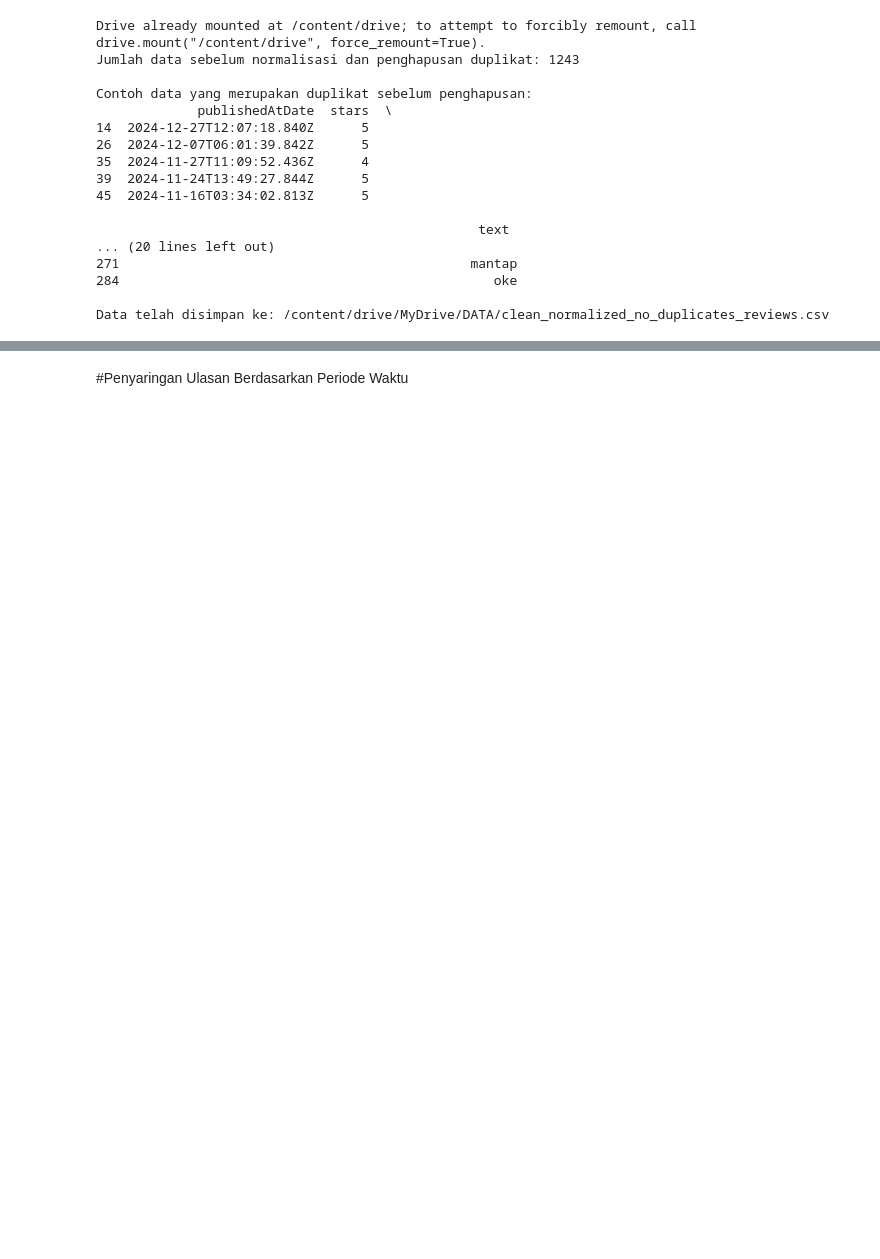
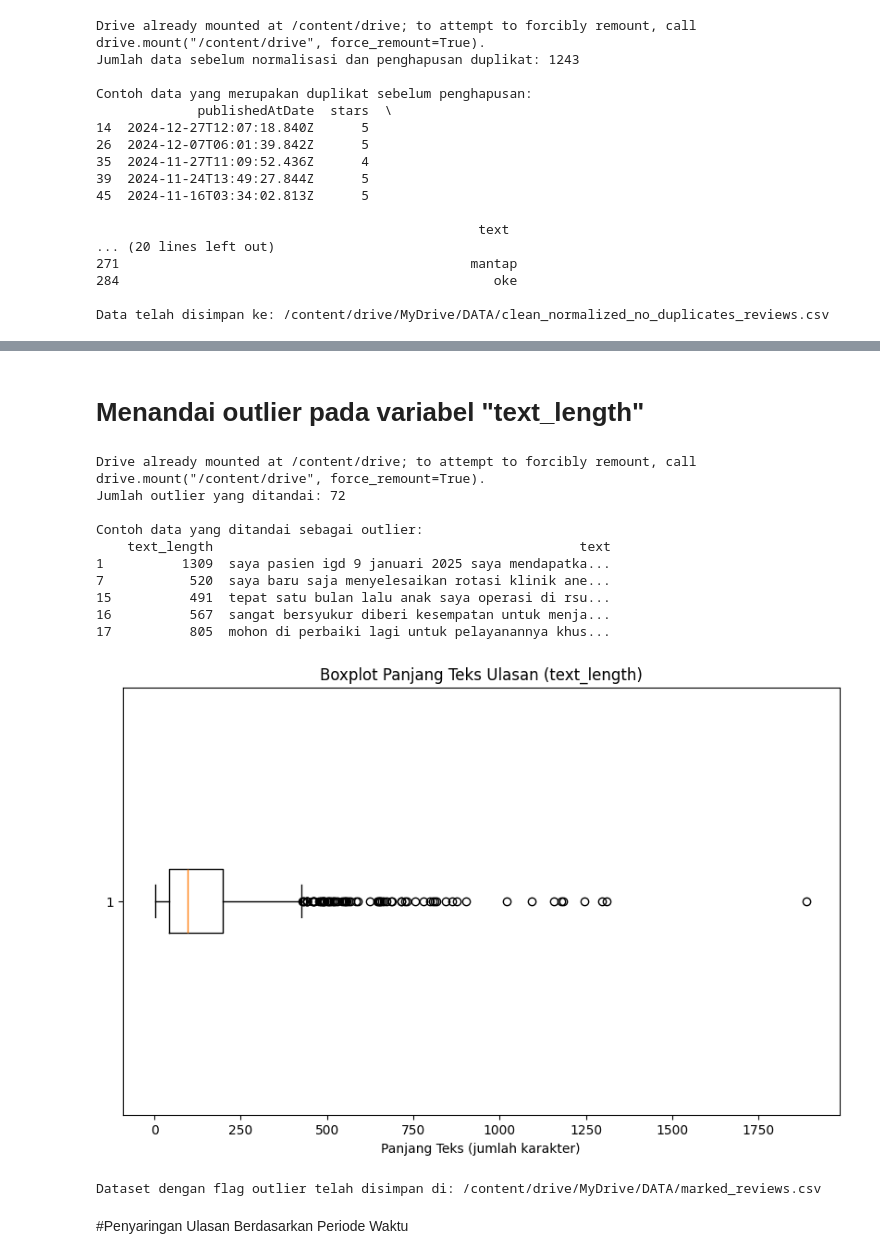
Before and after one commit to dian-wijayanti/DOKUMEN-TESIS, a Jupyter notebook: Dokumentasi.ipynb, the cells around one changed output, grey strips where cells are left out. Saved outputs shown, nothing was run; the diff lists cells and outputs as text; code cells hidden in the pictures; blank space fills up the shorter version.

```diff
--- a/Dokumentasi.ipynb
+++ b/Dokumentasi.ipynb
@@ -356,2 +579,60 @@ Data telah disimpan ke: /content/drive/MyDrive/DATA/clean_normalized_no_duplicat
+# %% [markdown]
+# Menandai outlier pada variabel "text_length"
+# %%
+import pandas as pd
+import numpy as np
+from google.colab import drive
+import matplotlib.pyplot as plt
+
+# Mount Google Drive (jika sudah dipasang, akan muncul pesan bahwa drive sudah ter-mount)
+drive.mount('/content/drive')
+
+# Baca dataset dari file CSV
+file_path = '/content/drive/MyDrive/DATA/cleaned_reviews.csv'
+df = pd.read_csv(file_path)
+
+# Buat variabel text_length (jumlah karakter pada kolom 'text')
+df['text_length'] = df['text'].apply(lambda x: len(x) if isinstance(x, str) else 0)
+
+# Hitung batas IQR untuk text_length
+Q1 = df['text_length'].quantile(0.25)
+Q3 = df['text_length'].quantile(0.75)
+IQR = Q3 - Q1
+lower_bound = Q1 - 1.5 * IQR
+upper_bound = Q3 + 1.5 * IQR
+
+# Tandai outlier dengan menambahkan kolom 'is_outlier'
+df['is_outlier'] = (df['text_length'] < lower_bound) | (df['text_length'] > upper_bound)
+print("Jumlah outlier yang ditandai:", df['is_outlier'].sum())
+
+# Tampilkan beberapa contoh baris yang ditandai sebagai outlier
+print("\nContoh data yang ditandai sebagai outlier:")
+print(df[df['is_outlier']][['text_length', 'text']].head())
+
+# Visualisasi boxplot untuk melihat distribusi text_length beserta outlier
+plt.figure(figsize=(10, 6))
+plt.boxplot(df['text_length'], vert=False)
+plt.title("Boxplot Panjang Teks Ulasan (text_length)")
+plt.xlabel("Panjang Teks (jumlah karakter)")
+plt.show()
+# %% [output]
+Drive already mounted at /content/drive; to attempt to forcibly remount, call drive.mount("/content/drive", force_remount=True).
+Jumlah outlier yang ditandai: 72
+
+Contoh data yang ditandai sebagai outlier:
+    text_length                                               text
+1          1309  saya pasien igd 9 januari 2025 saya mendapatka...
+7           520  saya baru saja menyelesaikan rotasi klinik ane...
+15          491  tepat satu bulan lalu anak saya operasi di rsu...
+16          567  sangat bersyukur diberi kesempatan untuk menja...
+17          805  mohon di perbaiki lagi untuk pelayanannya khus...
+[figure, added]
+# %%
+# Simpan DataFrame yang sudah ditandai ke file CSV baru
+output_file = '/content/drive/MyDrive/DATA/marked_reviews.csv'
+df.to_csv(output_file, index=False)
+print(f"Dataset dengan flag outlier telah disimpan di: {output_file}")
+# %% [output]
+Dataset dengan flag outlier telah disimpan di: /content/drive/MyDrive/DATA/marked_reviews.csv
 # %% [markdown]
 #Penyaringan Ulasan Berdasarkan Periode Waktu
```
Also changed, not shown: parts of 27 cells of this notebook.
